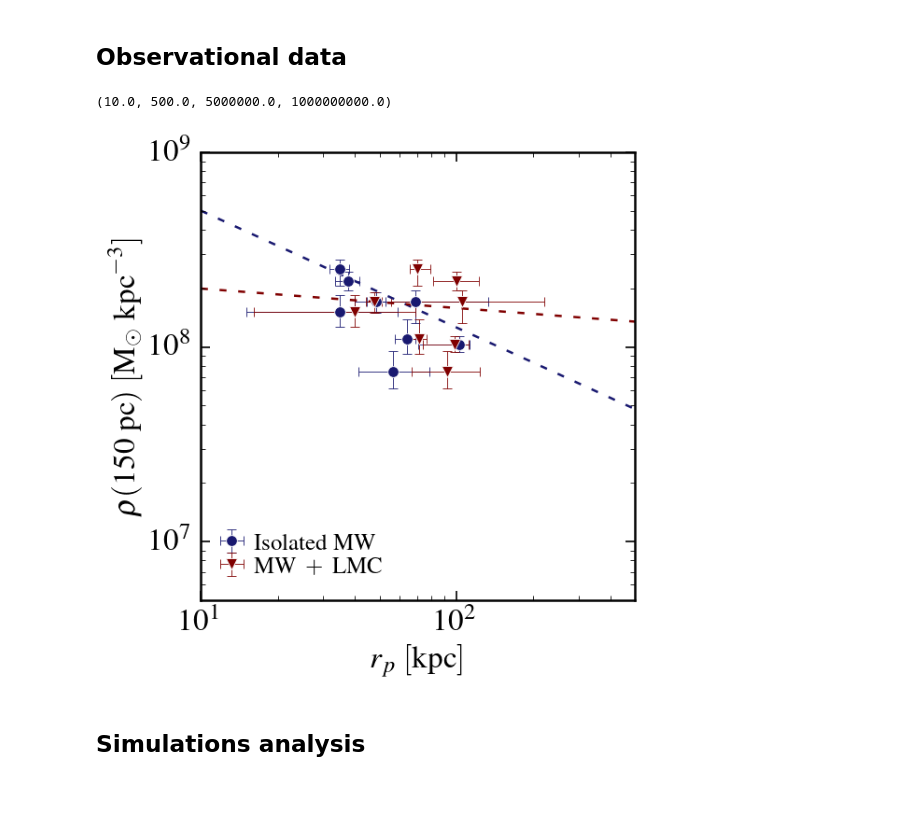
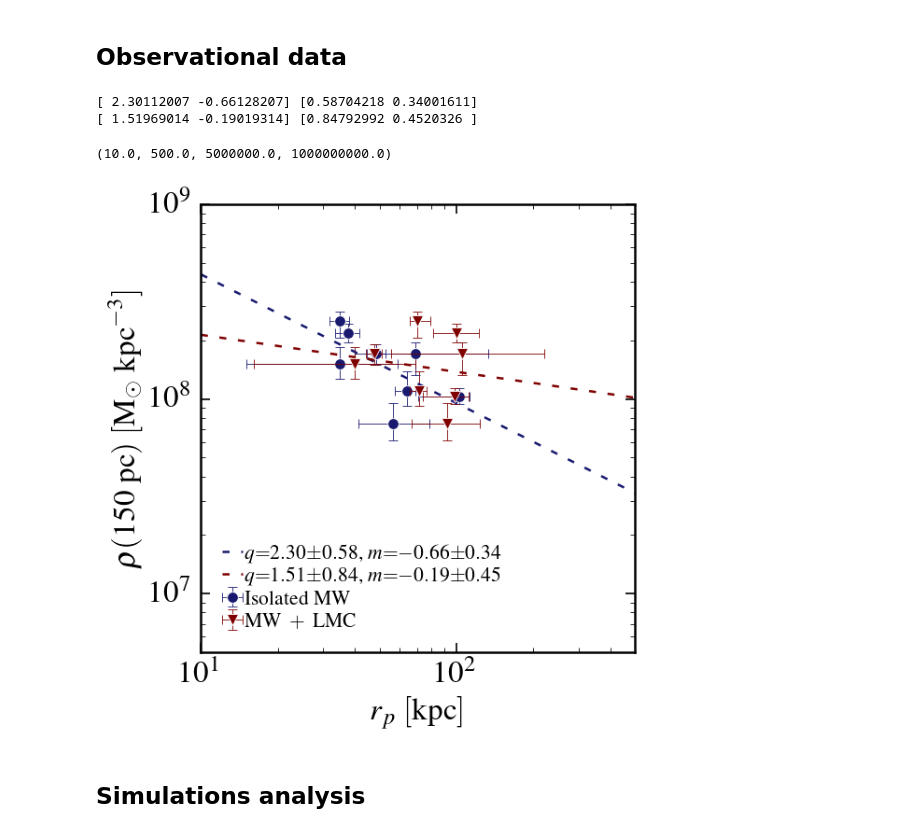
Before and after one commit to NoemiAM/TangoSIDM_satellites, a Jupyter notebook: examples/5 - density_pericenter_simulations.ipynb, the cells around one changed output. Cells and saved outputs as stored; diff of their text form; code cells hidden in the pictures; blank space fills up the shorter version.

Commit message:
changes in the density-pericenter plot, best-fitting observations too, looking at the slopes from the observations under different density assumptions

```diff
--- a/examples/5 - density_pericenter_simulations.ipynb
+++ b/examples/5 - density_pericenter_simulations.ipynb
@@ -46,33 +48,49 @@ for i, dSphi in enumerate(dSph):
     rho_150pc_K19[0,i] = data[8,0] * 1e7 # Central density [Msun/kpc^3]
     rho_150pc_K19[1,i] = data[8,1] * 1e7 # Central density [Msun/kpc^3]
     rho_150pc_K19[2,i] = data[8,2] * 1e7 # Central density [Msun/kpc^3]
+# %%
+# We do the fitting for observations
+
+popt_p_Isolated, pcov = curve_fit(log_model, np.log10(r_p_Isolated[0,:]), np.log10(rho_150pc_K19[0,:]/1e7))
+perr_p_Isolated = np.sqrt(np.diag(pcov))
+print(popt_p_Isolated, perr_p_Isolated)
+popt_p_LMC, pcov = curve_fit(log_model, np.log10(r_p_LMC[0,:]), np.log10(rho_150pc_K19[0,:]/1e7))
+perr_p_LMC = np.sqrt(np.diag(pcov))
+print(popt_p_LMC, perr_p_LMC)
+# %% [output]
+[ 2.30112007 -0.66128207] [0.58704218 0.34001611]
+[ 1.51969014 -0.19019314] [0.84792992 0.4520326 ]
 # %%
 def plot_obs(axs):
 
     # Data points
     p1 = axs.errorbar(r_p_Isolated[0,:], rho_150pc_K19[0,:], xerr=r_p_Isolated[1:,:], yerr=rho_150pc_K19[1:,:],
-            marker='o', markersize=7, markeredgecolor="white", ls='none', lw=0.5, c='midnightblue',label=r'$\mathrm{Isolated\ MW}$')
+                      marker='o', markersize=7, markeredgecolor="white", ls='none', lw=0.5, c='midnightblue',
+                      label=r'$\mathrm{Isolated\ MW}$')
     p2 = axs.errorbar(r_p_LMC[0,:], rho_150pc_K19[0,:], xerr=r_p_LMC[1:,:], yerr=rho_150pc_K19[1:,:],
-            marker='v', markersize=7, markeredgecolor="white", ls='none', lw=0.5, c='maroon',label=r'$\mathrm{MW\ +\ LMC}$')
+                      marker='v', markersize=7, markeredgecolor="white", ls='none', lw=0.5, c='maroon',
+                      label=r'$\mathrm{MW\ +\ LMC}$')
 
     # Include the fit from Cardona+ 2023
     xrange = np.arange(1, 3.2, 0.2)
-    axs.plot(10 ** xrange, 1e7 * 10 ** log_model(xrange, 2.3, -0.6), '--', lw=1.5, color=p1[0].get_color())
-    axs.plot(10 ** xrange, 1e7 * 10 ** log_model(xrange, 1.4, -0.1), '--', lw=1.5, color=p2[0].get_color())
+    axs.plot(10 ** xrange, 1e7 * 10 ** log_model(xrange, *popt_p_Isolated), '--',
+             lw=1.5, color=p1[0].get_color(), label=r'$q{=}2.30{\pm}0.58$, $m{=}{-}0.66{\pm}0.34$')
+    axs.plot(10 ** xrange, 1e7 * 10 ** log_model(xrange, *popt_p_LMC), '--',
+             lw=1.5, color=p2[0].get_color(), label=r'$q{=}1.51{\pm}0.84$, $m{=}{-}0.19{\pm}0.45$')
 
-    axs.legend(loc=[0.03, 0.03], labelspacing=0.1, handlelength=0.7, handletextpad=0.6, frameon=False, fontsize=15, ncol=1, numpoints=1)
+    axs.legend(loc=[0.03, 0.03], labelspacing=0.2, handlelength=1, handletextpad=0.1, frameon=False, fontsize=13, ncol=1, numpoints=1)
     axs.set_yscale('log')
     axs.set_xscale('log')
 
 
 fig, axs = plt.subplots(1, 1, figsize=(5, 5), dpi=120)
 plot_obs(axs)
 axs.set_xlabel(r'$r_{{p}}\ [\mathrm{kpc}]$')
 axs.set_ylabel(r'$\rho(150\ \mathrm{pc})\ [\mathrm{M}_\odot \ \mathrm{kpc}^{-3}]$')
 axs.axis([10, 500, 5e6, 1e9])
 # %% [output]
 (10.0, 500.0, 5000000.0, 1000000000.0)
-[figure, old version]
+[figure, new version]
 # %% [markdown]
 ## Simulations analysis
 # %%
```
Also changed, not shown: parts of 2 cells of this notebook, 2 other files.
